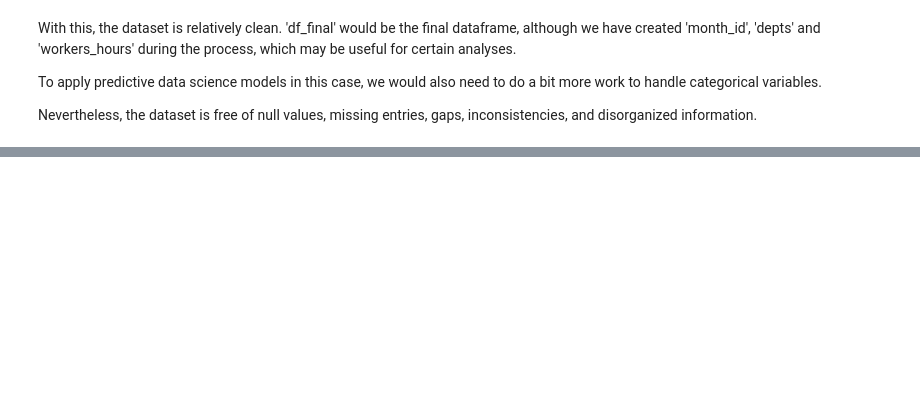
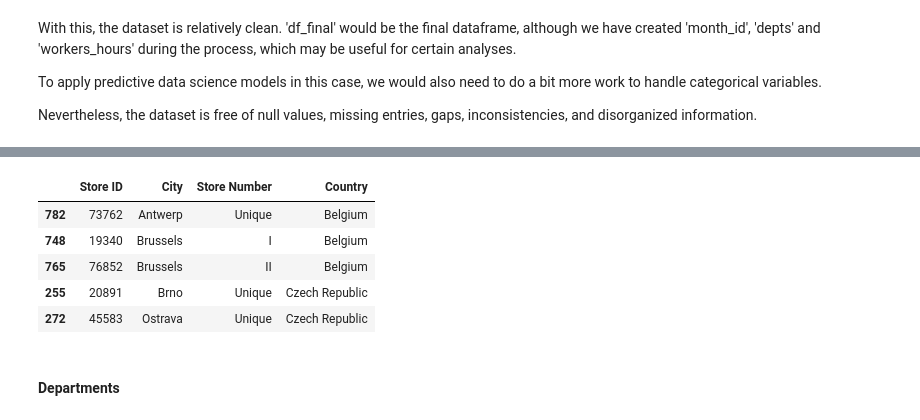
Before and after one commit to Renawol/Retail-Industy-Cleaning, a Jupyter notebook: retail_project.ipynb, the cells around one changed output, grey strips where cells are left out. Saved outputs shown, nothing was run; the diff lists cells and outputs as text; code cells hidden in the pictures; blank space fills up the shorter version.

```diff
--- a/retail_project.ipynb
+++ b/retail_project.ipynb
@@ -669,0 +657,14 @@ Nevertheless, the dataset is free of null values, missing entries, gaps, inconsi
+# %%
+stores = df_final[['Store ID', 'City', 'Store Number', 'Country']]
+stores  = stores.drop_duplicates().sort_values(by= ['Country', 'City'])
+# %%
+stores.head()
+# %% [output]
+|  | Store ID | City | Store Number | Country |
+| 782 | 73762 | Antwerp | Unique | Belgium |
+| 748 | 19340 | Brussels | I | Belgium |
+| 765 | 76852 | Brussels | II | Belgium |
+| 255 | 20891 | Brno | Unique | Czech Republic |
+| 272 | 45583 | Ostrava | Unique | Czech Republic |
+# %% [markdown]
+#### Departments
```
Also changed, not shown: parts of 18 cells of this notebook, 5 other files.
